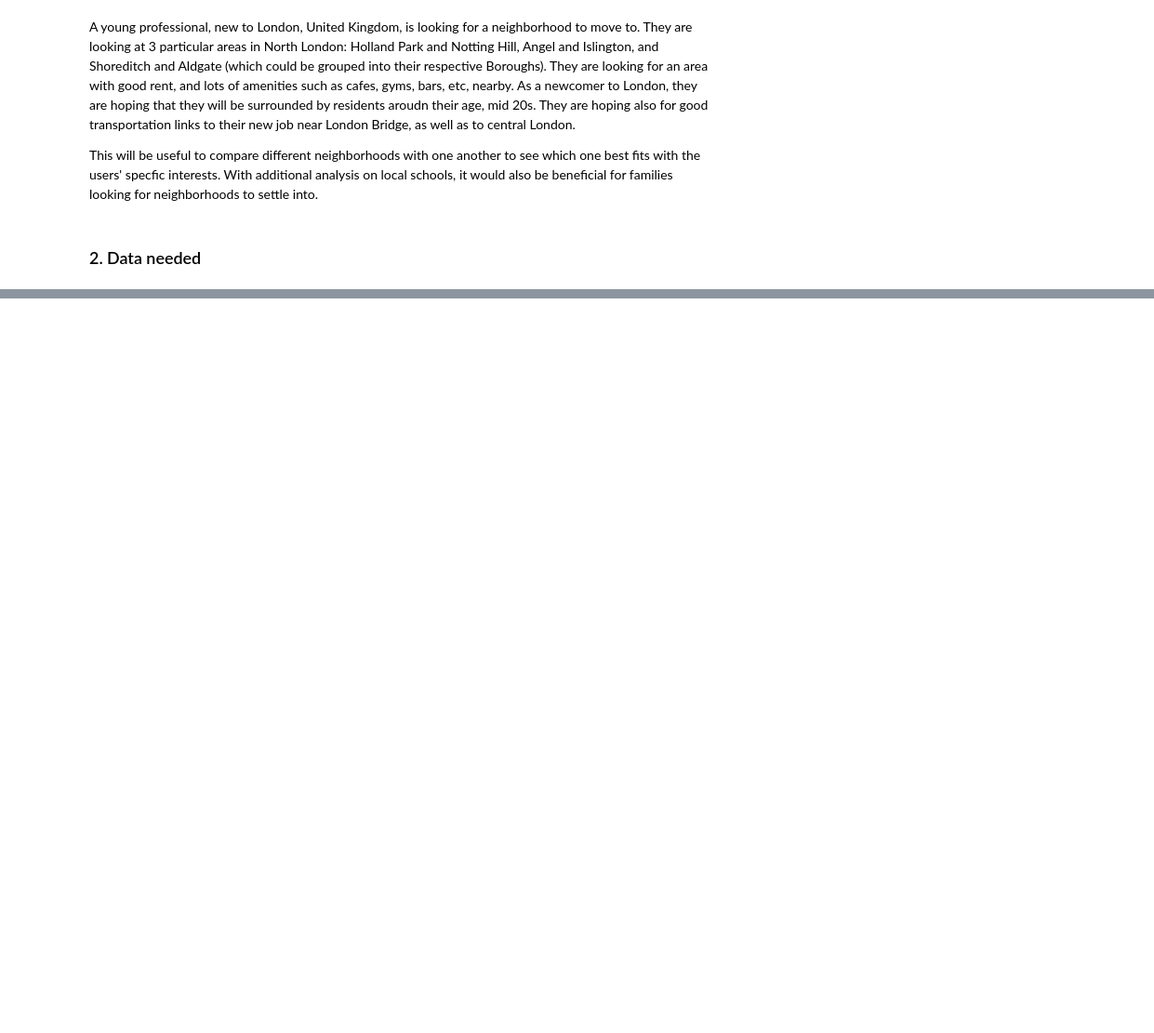
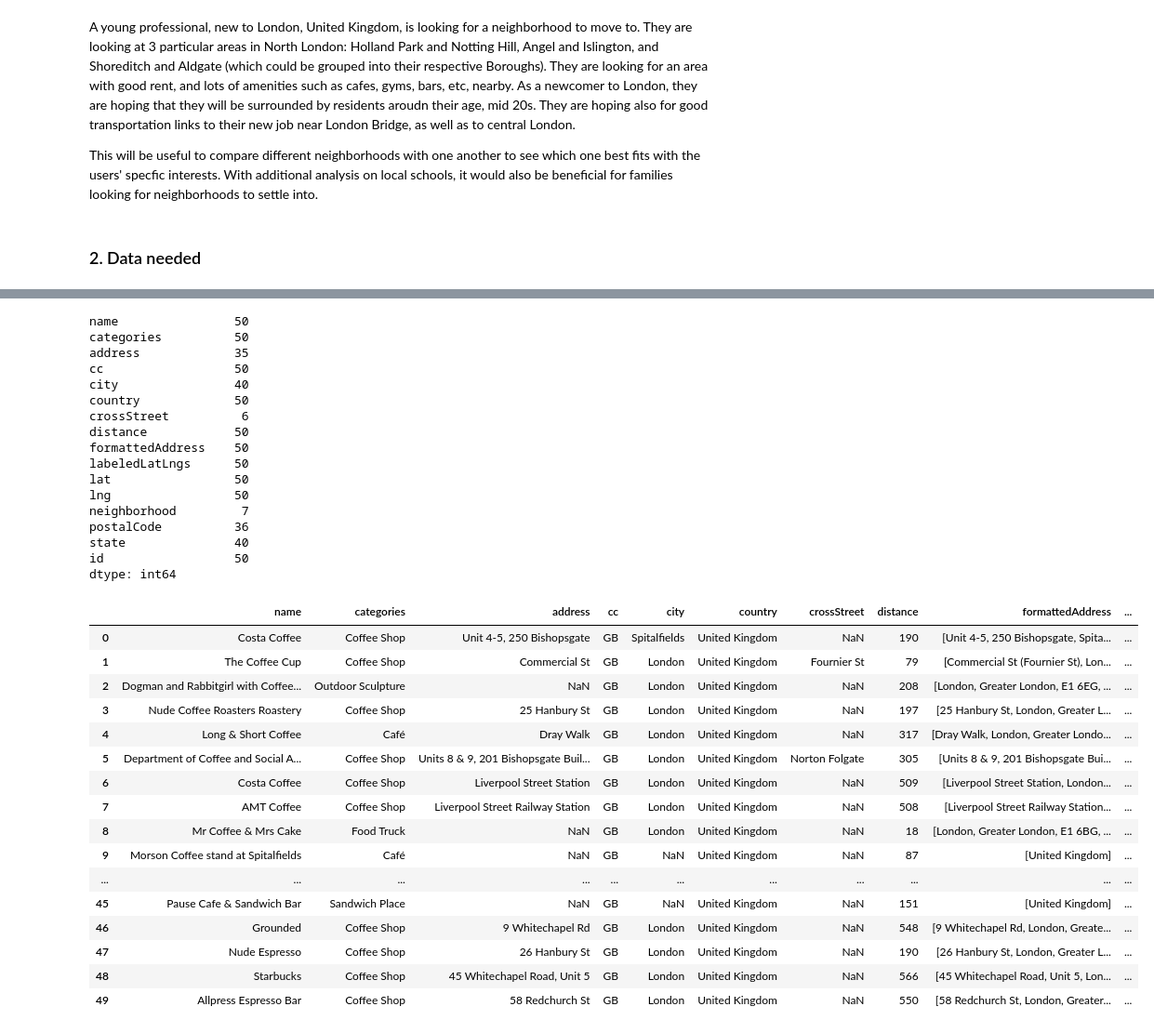
Before and after one commit to vinciyauu/Coursera_Capstone, a Jupyter notebook: Coursera_Capstone.ipynb, the cells around one changed output, grey strips where cells are left out. Shown at 93% size. Drawn from its saved outputs; the diff is of its cells as text; code cells hidden in the pictures; blank space fills up the shorter version.

```diff
--- a/Coursera_Capstone.ipynb
+++ b/Coursera_Capstone.ipynb
@@ -23,0 +2570,3 @@ Transportation data can also be used to determine the number of major bus or tub
+# %%
+results = requests.get(url).json()
+results
@@ -23,0 +2591,7 @@ Transportation data can also be used to determine the number of major bus or tub
+# %%
+venues = results['response']['venues']
+
+# tranform venues into a dataframe
+Spital_Coffee = json_normalize(venues)
+print(Spital_Coffee.shape)
+Spital_Coffee.head()
@@ -23,0 +2606,60 @@ Transportation data can also be used to determine the number of major bus or tub
+# %%
+# keep only columns that include venue name, and anything that is associated with location
+filtered_columns = ['name', 'categories'] + [col for col in Spital_Coffee.columns if col.startswith('location.')] + ['id']
+Spital_Coffee_filtered = Spital_Coffee.loc[:, filtered_columns]
+
+# function that extracts the category of the venue
+def get_category_type(row):
+    try:
+        categories_list = row['categories']
+    except:
+        categories_list = row['venue.categories']
+
+    if len(categories_list) == 0:
+        return None
+    else:
+        return categories_list[0]['name']
+
+# filter the category for each row
+Spital_Coffee_filtered['categories'] = Spital_Coffee_filtered.apply(get_category_type, axis=1)
+
+# clean column names by keeping only last term
+Spital_Coffee_filtered.columns = [column.split('.')[-1] for column in Spital_Coffee_filtered.columns]
+
+print(Spital_Coffee_filtered.count())
+Spital_Coffee_filtered
+# %% [output]
+name                50
+categories          50
+address             35
+cc                  50
+city                40
+country             50
+crossStreet          6
+distance            50
+formattedAddress    50
+labeledLatLngs      50
+lat                 50
+lng                 50
+neighborhood         7
+postalCode          36
+state               40
+id                  50
+dtype: int64
+|  | name | categories | address | cc | city | country | crossStreet | distance | formattedAddress | ... |
+| 0 | Costa Coffee | Coffee Shop | Unit 4-5, 250 Bishopsgate | GB | Spitalfields | United Kingdom | NaN | 190 | [Unit 4-5, 250 Bishopsgate, Spita... | ... |
+| 1 | The Coffee Cup | Coffee Shop | Commercial St | GB | London | United Kingdom | Fournier St | 79 | [Commercial St (Fournier St), Lon... | ... |
+| 2 | Dogman and Rabbitgirl with Coffee... | Outdoor Sculpture | NaN | GB | London | United Kingdom | NaN | 208 | [London, Greater London, E1 6EG, ... | ... |
+| 3 | Nude Coffee Roasters Roastery | Coffee Shop | 25 Hanbury St | GB | London | United Kingdom | NaN | 197 | [25 Hanbury St, London, Greater L... | ... |
+| 4 | Long & Short Coffee | Café | Dray Walk | GB | London | United Kingdom | NaN | 317 | [Dray Walk, London, Greater Londo... | ... |
+| 5 | Department of Coffee and Social A... | Coffee Shop | Units 8 & 9, 201 Bishopsgate Buil... | GB | London | United Kingdom | Norton Folgate | 305 | [Units 8 & 9, 201 Bishopsgate Bui... | ... |
+| 6 | Costa Coffee | Coffee Shop | Liverpool Street Station | GB | London | United Kingdom | NaN | 509 | [Liverpool Street Station, London... | ... |
+| 7 | AMT Coffee | Coffee Shop | Liverpool Street Railway Station | GB | London | United Kingdom | NaN | 508 | [Liverpool Street Railway Station... | ... |
+| 8 | Mr Coffee & Mrs Cake | Food Truck | NaN | GB | London | United Kingdom | NaN | 18 | [London, Greater London, E1 6BG, ... | ... |
+| 9 | Morson Coffee stand at Spitalfields | Café | NaN | GB | NaN | United Kingdom | NaN | 87 | [United Kingdom] | ... |
+| ... | ... | ... | ... | ... | ... | ... | ... | ... | ... | ... |
+| 45 | Pause Cafe & Sandwich Bar | Sandwich Place | NaN | GB | NaN | United Kingdom | NaN | 151 | [United Kingdom] | ... |
+| 46 | Grounded | Coffee Shop | 9 Whitechapel Rd | GB | London | United Kingdom | NaN | 548 | [9 Whitechapel Rd, London, Greate... | ... |
+| 47 | Nude Espresso | Coffee Shop | 26 Hanbury St | GB | London | United Kingdom | NaN | 190 | [26 Hanbury St, London, Greater L... | ... |
+| 48 | Starbucks | Coffee Shop | 45 Whitechapel Road, Unit 5 | GB | London | United Kingdom | NaN | 566 | [45 Whitechapel Road, Unit 5, Lon... | ... |
+| 49 | Allpress Espresso Bar | Coffee Shop | 58 Redchurch St | GB | London | United Kingdom | NaN | 550 | [58 Redchurch St, London, Greater... | ... |
```
Also changed, not shown: parts of 240 cells of this notebook.
